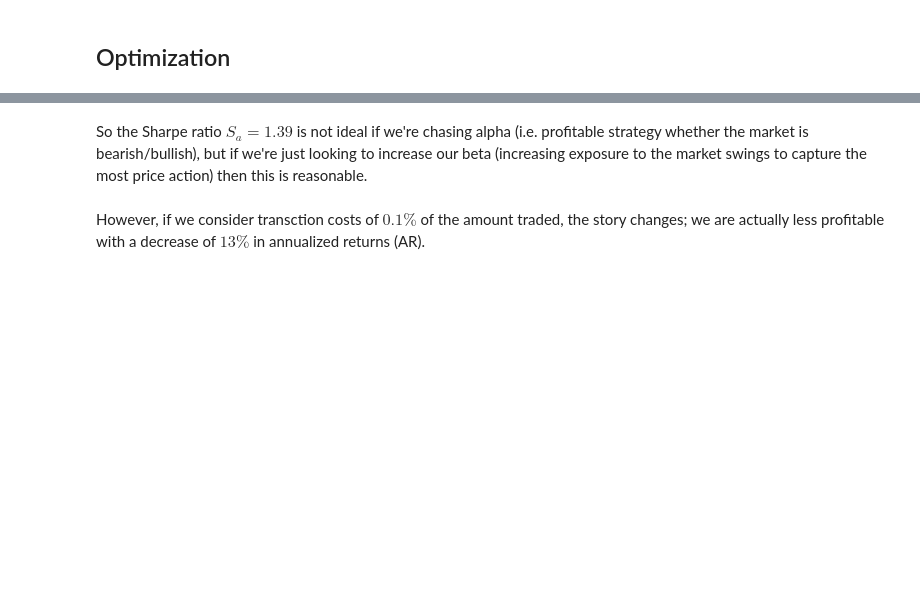
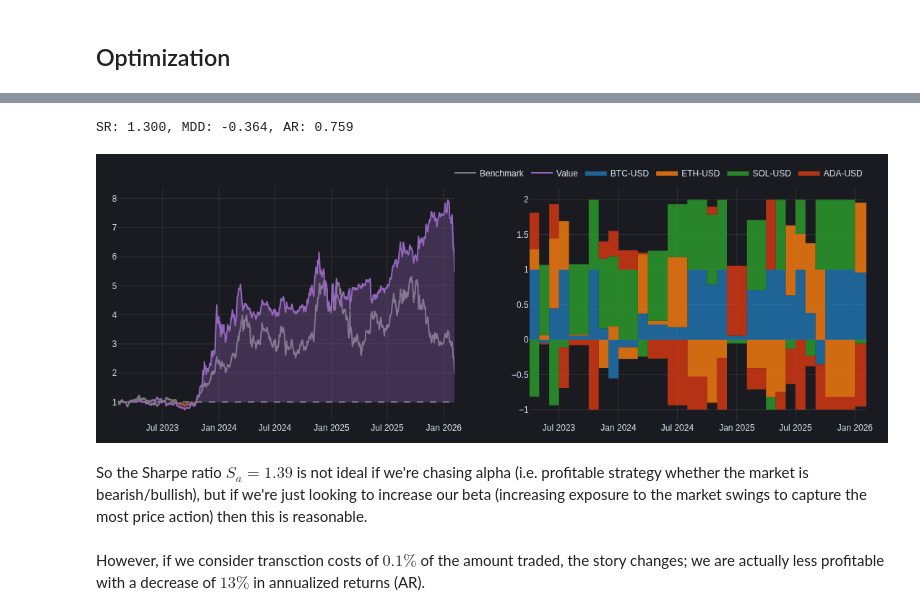
Before and after one commit to ardenpalme/W3T-Quant, a Jupyter notebook: PortfolioOptimization.ipynb, the cells around one changed output, grey strips where cells are left out. Drawn from its saved outputs; the diff is of its cells as text; code cells hidden in the pictures; blank space fills up the shorter version.

```diff
--- a/PortfolioOptimization.ipynb
+++ b/PortfolioOptimization.ipynb
@@ -106,20 +132,24 @@ We choose to maximize the sharpe ratio which $S_a=\mathbf{E}[R^i-R^0]/\sqrt{\mat
 
 A portfolio is <ins>efficient</ins> if it has the *maximum expected return* among all admissible portfolios of the same (or smaller) risk: $\max \{\mu^T\x : \text{Risk}(\x)\leq \sigma^2,\, \x\in X\}$ or if it has the *minimum variance* among all admissible portfolios of the same (or greater) expected return: $\min\{ \text{Risk}(\x) : \mu^T\x\geq R,\, x\in X\}$
 # %%
-pfo = vbt.PortfolioOptimizer.from_pypfopt(
+pfo1 = vbt.PortfolioOptimizer.from_pypfopt(
     prices=data.get("Close"),
     every="1M",
     weight_bounds=(-1, 1),
     target="max_sharpe"
 )
 # %%
-pf = pfo.simulate(data, freq="1d")
-print(f"SR: {pf.sharpe_ratio:.3g}, MDD: {pf.max_drawdown:.3f}, AR: {pf.annualized_return:.3f}")
+pf1 = pfo1.simulate(data, freq="1d")
+print(f"SR: {pf1.sharpe_ratio:.3f}, MDD: {pf1.max_drawdown:.3f}, AR: {pf1.annualized_return:.3f}")
+# %% [output]
+SR: 1.300, MDD: -0.364, AR: 0.759
 # %%
 fig = vbt.make_subplots(rows=1, cols=2)
 fig.update_layout(width=1000,height=400)
-pf.plot_cumulative_returns(add_trace_kwargs=dict(row=1, col=1), fig=fig)
-pfo.plot(add_trace_kwargs=dict(row=1, col=2), fig=fig)
+pf1.plot_cumulative_returns(add_trace_kwargs=dict(row=1, col=1), fig=fig)
+pfo1.plot(add_trace_kwargs=dict(row=1, col=2), fig=fig)
+# %% [output]
+[figure, added]
 # %% [markdown]
 So the Sharpe ratio $S_a=1.39$ is not ideal if we're chasing alpha (i.e. profitable strategy whether the market is bearish/bullish), but if we're just looking to increase our beta (increasing exposure to the market swings to capture the most price action) then this is reasonable.
 # %% [markdown]
```
Also changed, not shown: parts of 4 cells of this notebook.
